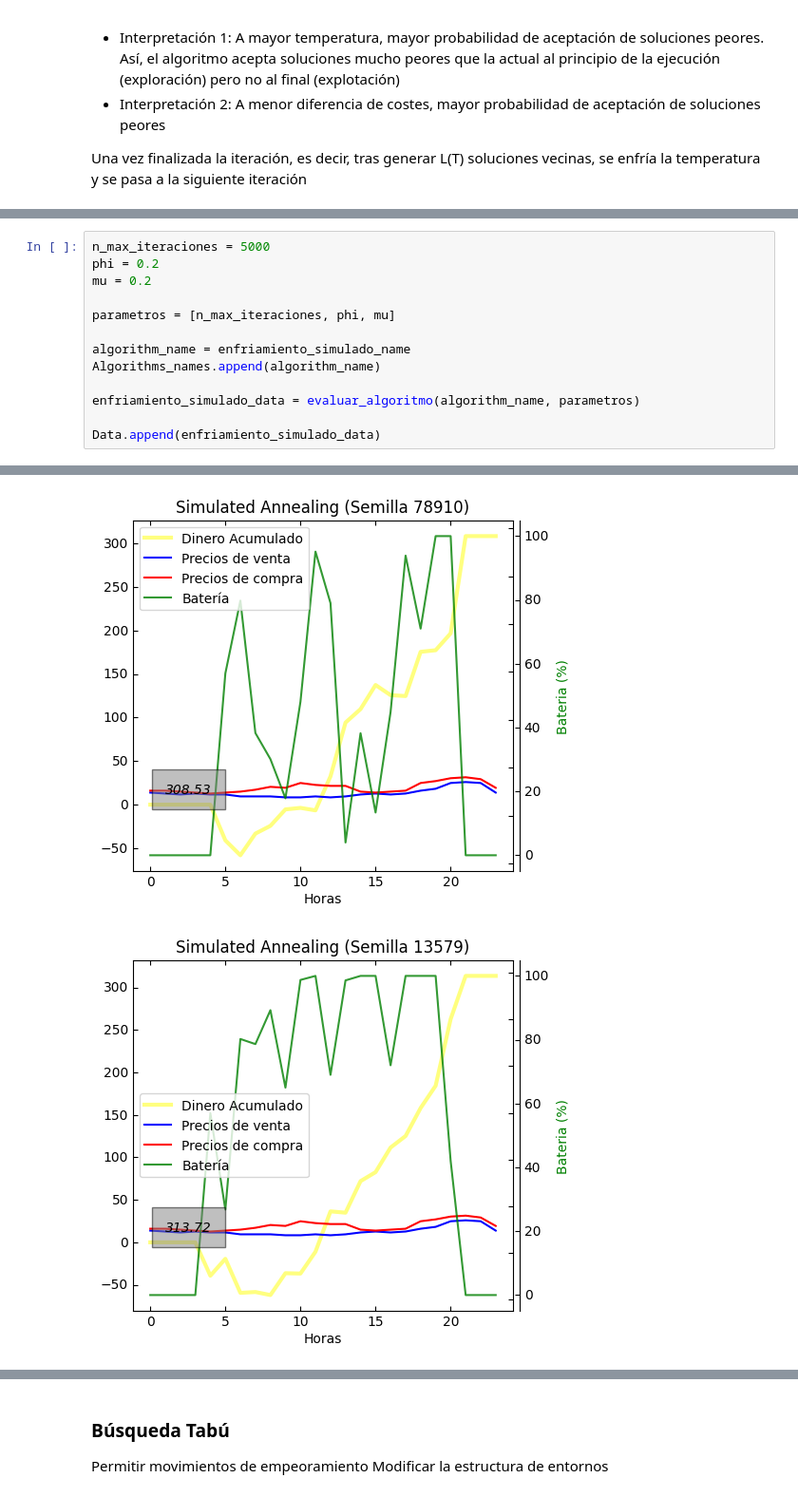
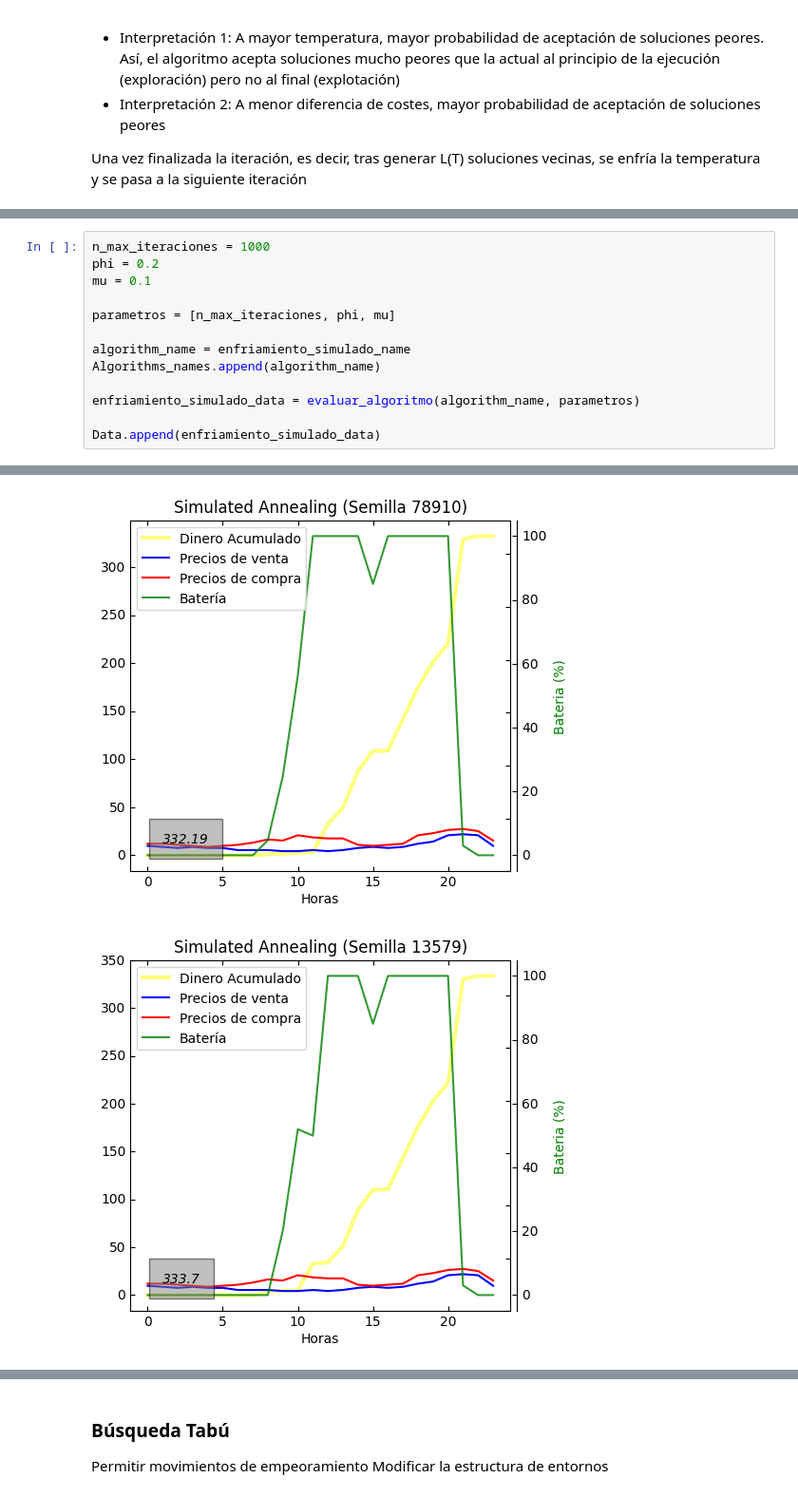
Before and after one commit to GrunCrow/Optimization_Solar_Plant, a Jupyter notebook: 1_Environments_and_Trajectories/notebook.ipynb, the cells around one changed output, grey strips where cells are left out. Shown at 95% size. Cells and saved outputs as stored; diff of their text form.

```diff
--- a/1_Environments_and_Trajectories/notebook.ipynb
+++ b/1_Environments_and_Trajectories/notebook.ipynb
@@ -1360,9 +1390,9 @@ def simulated_annealing(n_max_iteraciones, phi, mu, num_vecinos = 40, solucion_i
 
     return mejor_solucion, contador_evaluaciones, totales_dinero
 # %%
-n_max_iteraciones = 5000
+n_max_iteraciones = 1000
 phi = 0.2
-mu = 0.2
+mu = 0.1
 
 parametros = [n_max_iteraciones, phi, mu]
 
@@ -1377,2 +1407,2 @@ Data.append(enfriamiento_simulado_data)
-[figure, old version]
+[figure, new version]
-[figure, old version]
+[figure, new version]
```
Also changed, not shown: parts of 8 cells of this notebook, 10 other files.
